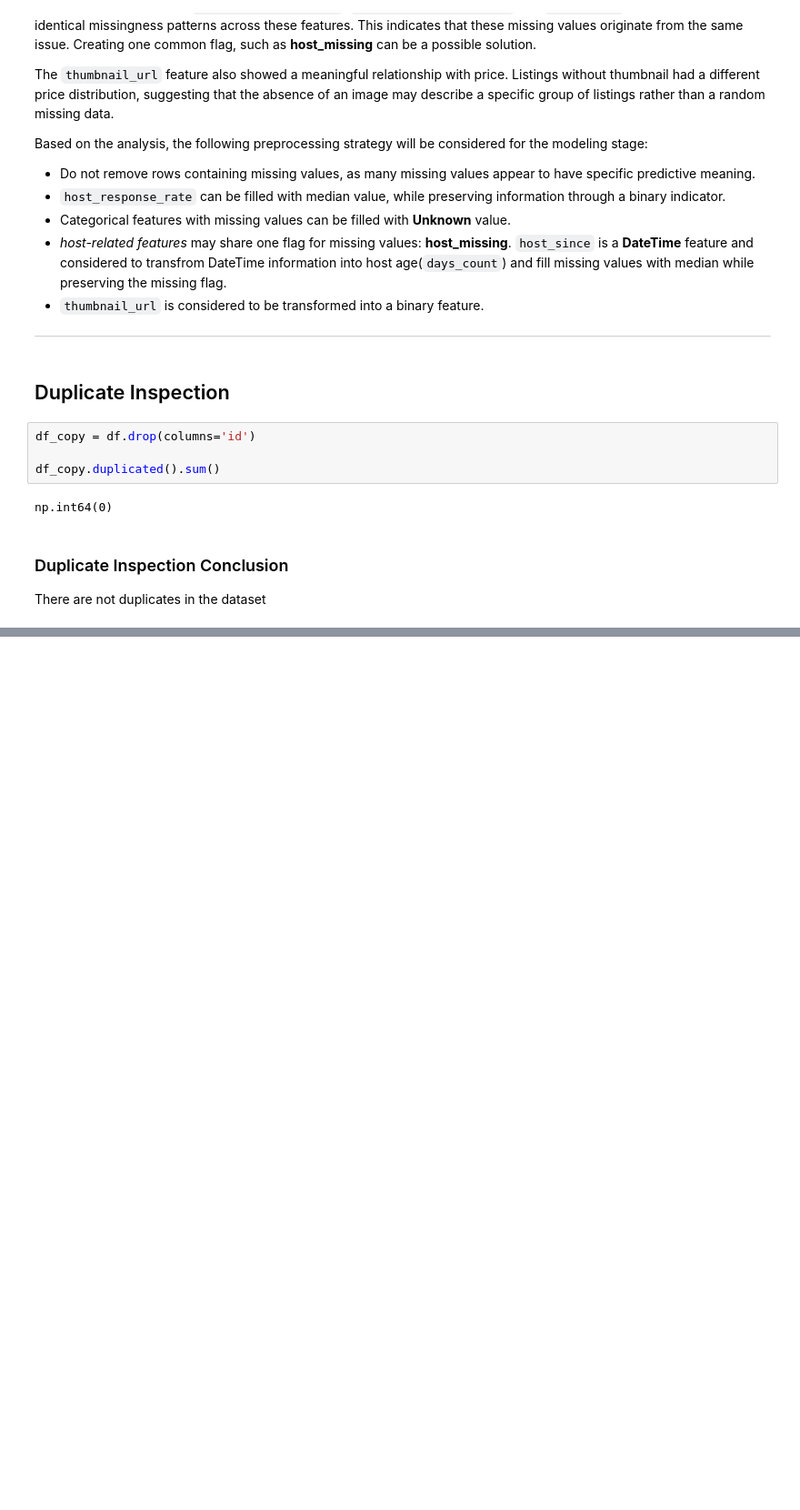
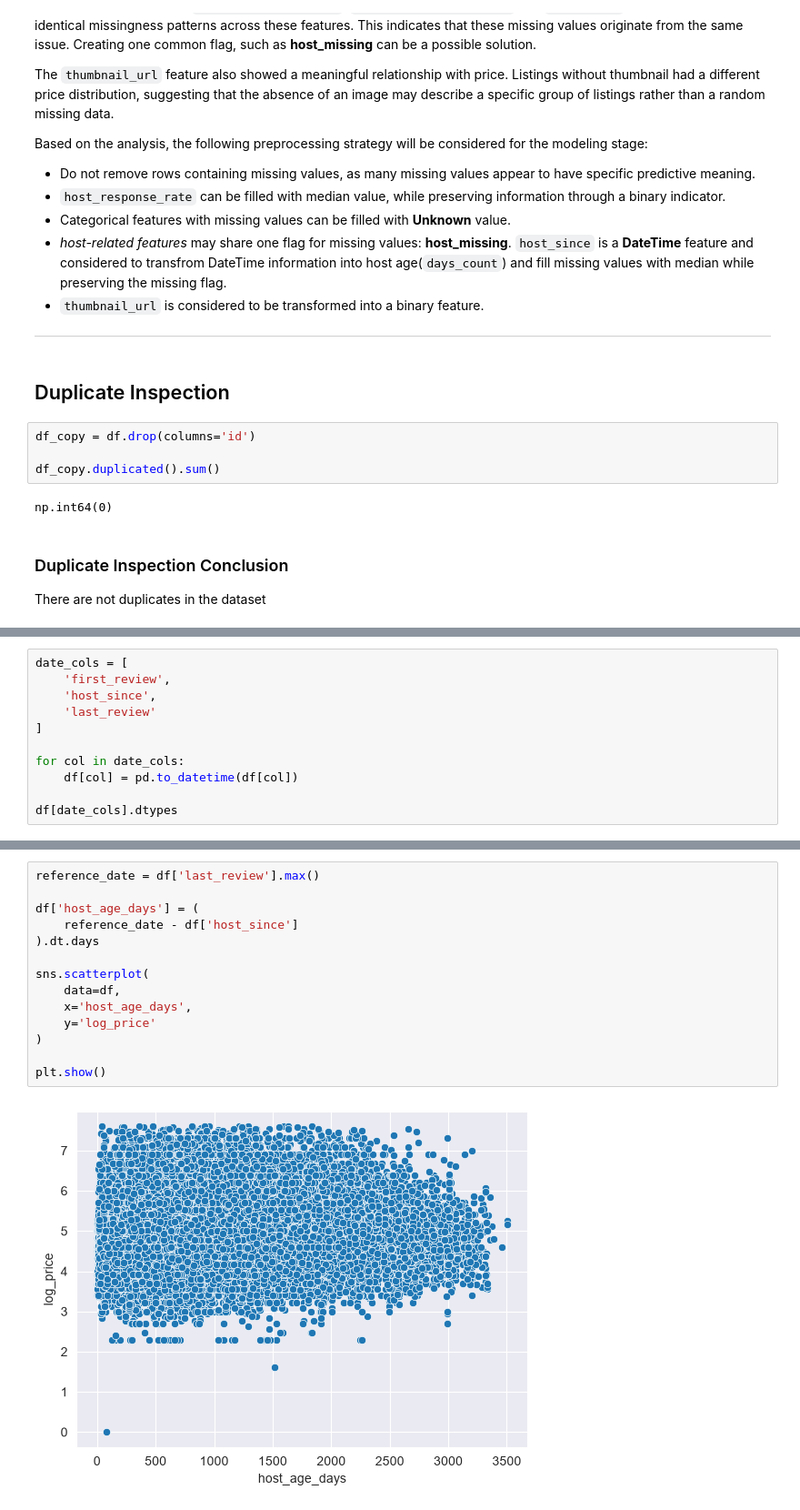
Before and after one commit to Car1LL/airbnb_prices_prediction, a Jupyter notebook: notebooks/01_EDA.ipynb, the cells around one changed output, grey strips where cells are left out. Shown at 91% size. Cells and saved outputs as stored; diff of their text form; blank space fills up the shorter version.

```diff
--- a/notebooks/01_EDA.ipynb
+++ b/notebooks/01_EDA.ipynb
@@ -253,0 +439,11 @@ There are not duplicates in the dataset
+# %%
+date_cols = [
+    'first_review',
+    'host_since',
+    'last_review'
+]
+
+for col in date_cols:
+    df[col] = pd.to_datetime(df[col])
+
+df[date_cols].dtypes
@@ -253,0 +466,16 @@ There are not duplicates in the dataset
+# %%
+reference_date = df['last_review'].max()
+
+df['host_age_days'] = (
+    reference_date - df['host_since']
+).dt.days
+
+sns.scatterplot(
+    data=df,
+    x='host_age_days',
+    y='log_price'
+)
+
+plt.show()
+# %% [output]
+[figure, added]
```
Also changed, not shown: parts of 17 cells of this notebook.
